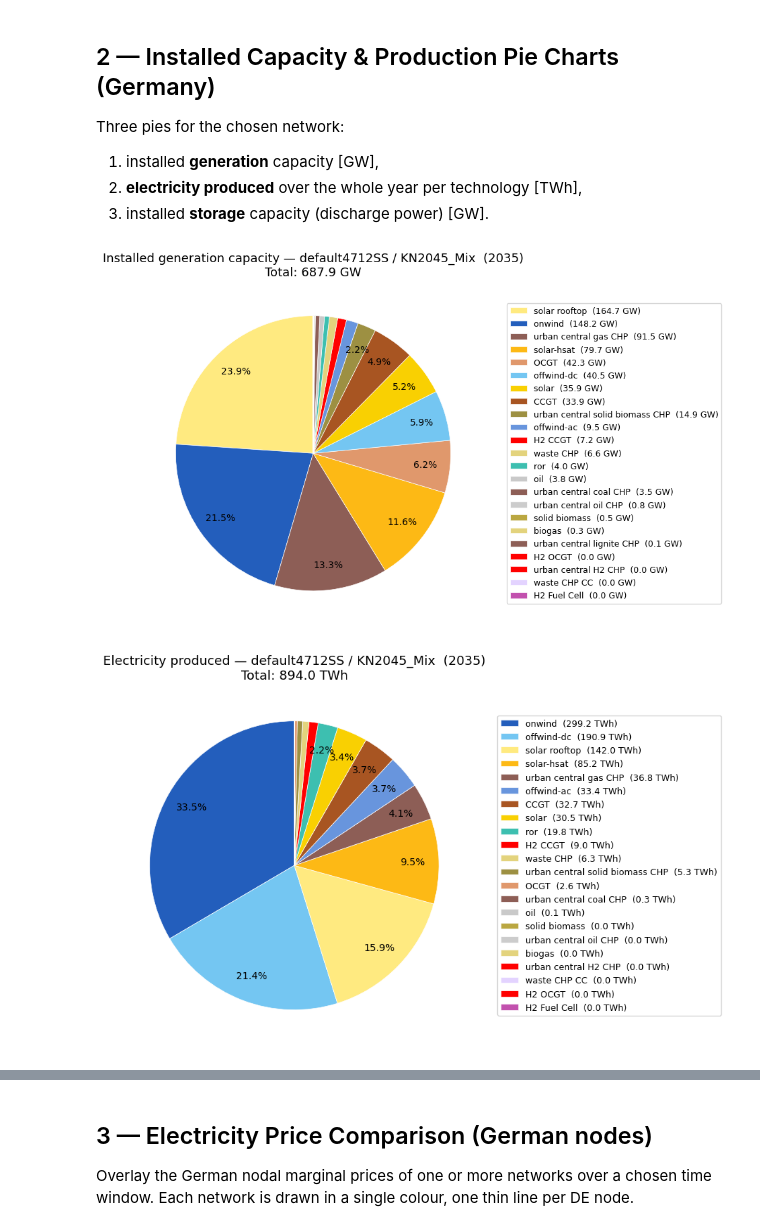
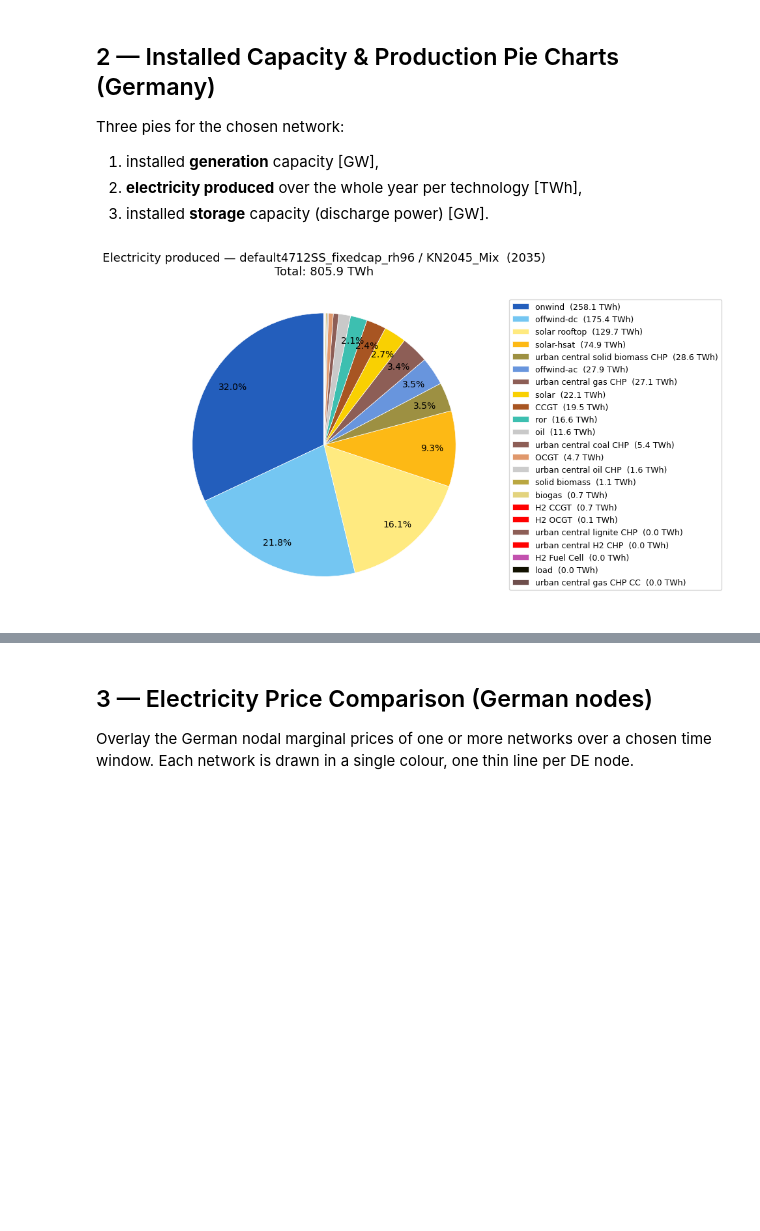
Before and after one commit to FiBe-ie2s/pypsa-de, a Jupyter notebook: thesis/analysis.ipynb, the cells around one changed output, grey strips where cells are left out. Cells and saved outputs as stored; diff of their text form; code cells hidden in the pictures; blank space fills up the shorter version.

```diff
--- a/thesis/analysis.ipynb
+++ b/thesis/analysis.ipynb
@@ -123,12 +125,20 @@ def load(path):
 # %%
 #nw_default_2035 = load(ROOT / r"results\default4712SS\KN2045_Mix\networks\base_s_27__none_2035.nc")
 #nw_default_2030 = load(ROOT / r"results\default4712SS\KN2045_Mix\networks\base_s_27__none_2030.nc")
-#nw_test_fixedcap_2035 = load(ROOT / r"results\test02_fixedcap\KN2045_Mix\networks\base_s_27__none_2035_op.nc")
-#nw_fixedcap_2035 = load(ROOT / r"results\default4712SS_fixedcap\KN2045_Mix\networks\base_s_27__none_2035_op.nc")
-#nw_test02_custom_map_2035 = load(ROOT / r"results\test02_custom_map\KN2045_Mix\networks\base_s_27__none_2035.nc")
+
+# nw_fixedcap_2025 = load(ROOT / r"results\default4712SS_fixedcap\KN2045_Mix\networks\base_s_27__none_2025_op.nc")
+# nw_fixedcap_2035 = load(ROOT / r"results\default4712SS_fixedcap\KN2045_Mix\networks\base_s_27__none_2035_op.nc")
+# nw_fixedcap_2040 = load(ROOT / r"results\default4712SS_fixedcap\KN2045_Mix\networks\base_s_27__none_2040_op.nc")
+# nw_fixedcap_2045 = load(ROOT / r"results\default4712SS_fixedcap\KN2045_Mix\networks\base_s_27__none_2045_op.nc")
+
+nw_fixedcap_2025_rh96 = load(ROOT / r"results\default4712SS_fixedcap_rh96\KN2045_Mix\networks\base_s_27__none_2025_op.nc")
+nw_fixedcap_2035_rh96 = load(ROOT / r"results\default4712SS_fixedcap_rh96\KN2045_Mix\networks\base_s_27__none_2035_op.nc")
+
+nw_fixedcap_2025_rh336 = load(ROOT / r"results\default4712SS_fixedcap_rh336\KN2045_Mix\networks\base_s_27__none_2025_op.nc")
+nw_fixedcap_2035_rh336 = load(ROOT / r"results\default4712SS_fixedcap_rh336\KN2045_Mix\networks\base_s_27__none_2035_op.nc")
 #nw_default8760 = load(ROOT / r"results\default8760SS\KN2045_Mix\networks\base_s_27__none_2035.nc")
 
-nw_ariadne_2035 = load(ROOT / r"results\ariadne_technologiemix\base_s_49_lvopt__none_2035.nc")
+#nw_ariadne_2035 = load(ROOT / r"results\ariadne_technologiemix\base_s_49_lvopt__none_2035.nc")
 #nw_ariadne_2040 = load(ROOT / r"results\ariadne_technologiemix\base_s_49_lvopt__none_2040.nc")
 #nw_ariadne_2045 = load(ROOT / r"results\ariadne_technologiemix\base_s_49_lvopt__none_2045.nc")
 # %% [output]
@@ -353,7 +424,7 @@ Three pies for the chosen network:
 2. **electricity produced** over the whole year per technology [TWh],
 3. installed **storage** capacity (discharge power) [GW].
 # %%
-analyzed_nw = nw_default_2035         # <- pick the network to analyse in this cell
+analyzed_nw = nw_fixedcap_2035_rh96         # <- pick the network to analyse in this cell
 globals().update(analyzed_nw)
 
 # Electricity generators = generators on DE AC / low-voltage buses (onwind,
@@ -378,34 +449,33 @@ def pie(series, title, unit):
         wedgeprops=dict(edgecolor="w", linewidth=0.5),
     )
     ax.legend(wedges, [f"{c}  ({v:.1f} {unit})" for c, v in s.items()],
               loc="center left", bbox_to_anchor=(1.05, 0.5), fontsize=9)
     ax.set_title(f"{title} — {TITLE}\nTotal: {s.sum():.1f} {unit}", fontsize=13)
     plt.tight_layout()
     plt.show()
 
 
 # ── 1) Installed generation capacity [GW] ─────────────────────
 # VRE generators + dispatchable links delivering into the AC grid
 # (gas / H2 / CHP / biomass / ...). NB: link p_nom_opt is input-referenced.
 gen_capacity = (
     gens.groupby("carrier").p_nom_opt.sum()
     .add(link_gen_links.groupby("carrier").p_nom_opt.sum(), fill_value=0)
 ) / 1e3
-pie(gen_capacity, "Installed generation capacity", "GW")
+#pie(gen_capacity, "Installed generation capacity", "GW")
 
 # ── 2) Electricity produced over the whole year [TWh] ─────────
 gen_energy = (
     n.generators_t.p[gens.index].multiply(sw, axis=0).sum().groupby(gens.carrier).sum()
     .add((-n.links_t.p1[link_gen_links.index].multiply(sw, axis=0).sum())
          .groupby(link_gen_links.carrier).sum(), fill_value=0)
 ) / 1e6
 pie(gen_energy, "Electricity produced", "TWh")
 
 # ── 3) Installed storage capacity (discharge power) [GW] ──────
 storage_capacity = su.groupby("carrier").p_nom_opt.sum() / 1e3
 storage_capacity["battery"] = batt_dis.p_nom_opt.sum() / 1e3
 storage_capacity["home battery"] = home_dis.p_nom_opt.sum() / 1e3
-pie(storage_capacity, "Installed storage capacity (discharge)", "GW")
+#pie(storage_capacity, "Installed storage capacity (discharge)", "GW")
 # %% [output]
-[figure, old version]
+[figure, new version]
-[figure, removed]
```
Also changed, not shown: parts of 10 cells of this notebook, 3 other files.
